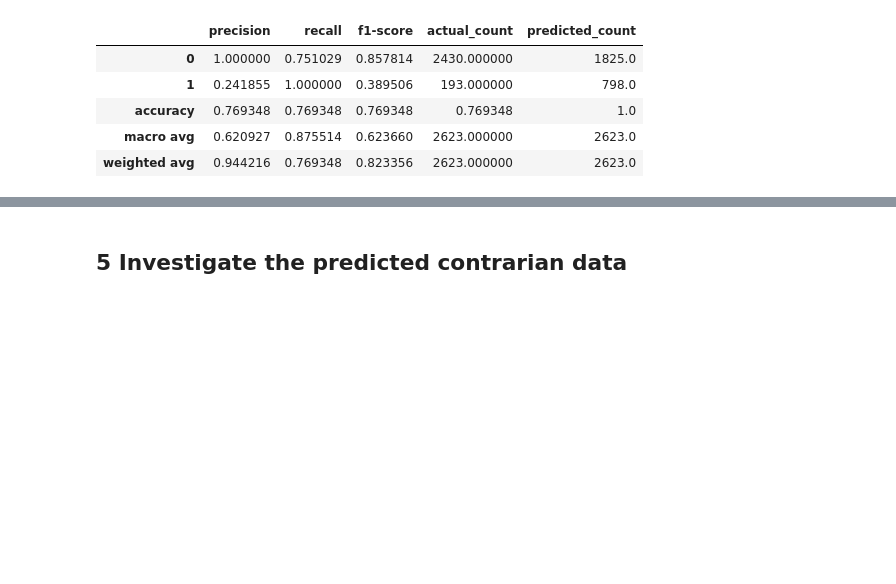
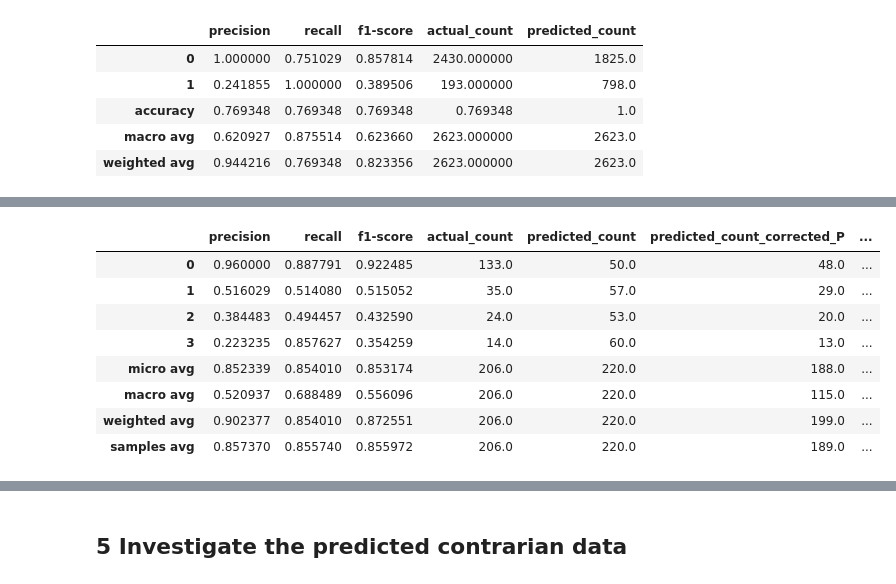
Before and after one commit to MirjamOdile/contrarian-discourses-against-cap-and-trade, a Jupyter notebook: Code/07 Inference exploration.ipynb, the cells around one changed output, grey strips where cells are left out. Saved outputs shown, nothing was run; the diff lists cells and outputs as text; code cells hidden in the pictures; blank space fills up the shorter version.

```diff
--- a/Code/07 Inference exploration.ipynb
+++ b/Code/07 Inference exploration.ipynb
@@ -645,0 +748,5 @@ cii_report_exploded_binary
+# %%
+# Explode the sample based on the weights (i.e. duplicate the respective rows to approximate the distribution in the original data)
+moc_sample_exploded = moc_sample.loc[moc_sample.index.repeat(moc_sample.weight)].reset_index(drop=True)
+moc_sample_exploded = moc_sample_exploded.merge(moc_labelled[["id", "labels"]], on="id", how="left")
+moc_sample_exploded.head()
@@ -645,0 +818,29 @@ cii_report_exploded_binary
+# %%
+# Extract the classification report to a dataframe for the exploded sample MOC data and calculate the model bias corrected predicted counts
+moc_report_exploded = pd.DataFrame(classification_report(moc_sample_exploded.labels.values.tolist(),
+                                                moc_sample_exploded.predicted_labels_roberta.values.tolist(), output_dict=True)).transpose()
+# Add the predicted and actual counts
+moc_report_exploded["predicted_count"] = pd.DataFrame(classification_report(moc_sample.predicted_labels_roberta.values.tolist(), moc_sample.predicted_labels_roberta.values.tolist(), output_dict=True)).transpose()["support"]
+moc_report_exploded.rename(columns={"support": "actual_count"}, inplace=True)
+
+moc_report_exploded.actual_count = moc_report.actual_count
+moc_report_exploded
+
+
+# Correct the predicted count with precision
+moc_report_exploded["predicted_count_corrected_P"] = round(moc_report_exploded["predicted_count"] * moc_report_exploded["precision"])
+
+# Correct the predicted count with precision and recall
+moc_report_exploded["predicted_count_corrected_PR"] = round(moc_report_exploded["predicted_count"] * moc_report_exploded["precision"] / moc_report_exploded["recall"])
+
+moc_report_exploded
+# %% [output]
+|  | precision | recall | f1-score | actual_count | predicted_count | predicted_count_corrected_P | ... |
+| 0 | 0.960000 | 0.887791 | 0.922485 | 133.0 | 50.0 | 48.0 | ... |
+| 1 | 0.516029 | 0.514080 | 0.515052 | 35.0 | 57.0 | 29.0 | ... |
+| 2 | 0.384483 | 0.494457 | 0.432590 | 24.0 | 53.0 | 20.0 | ... |
+| 3 | 0.223235 | 0.857627 | 0.354259 | 14.0 | 60.0 | 13.0 | ... |
+| micro avg | 0.852339 | 0.854010 | 0.853174 | 206.0 | 220.0 | 188.0 | ... |
+| macro avg | 0.520937 | 0.688489 | 0.556096 | 206.0 | 220.0 | 115.0 | ... |
+| weighted avg | 0.902377 | 0.854010 | 0.872551 | 206.0 | 220.0 | 199.0 | ... |
+| samples avg | 0.857370 | 0.855740 | 0.855972 | 206.0 | 220.0 | 189.0 | ... |
```
Also changed, not shown: parts of 55 cells of this notebook, 3 other files.
